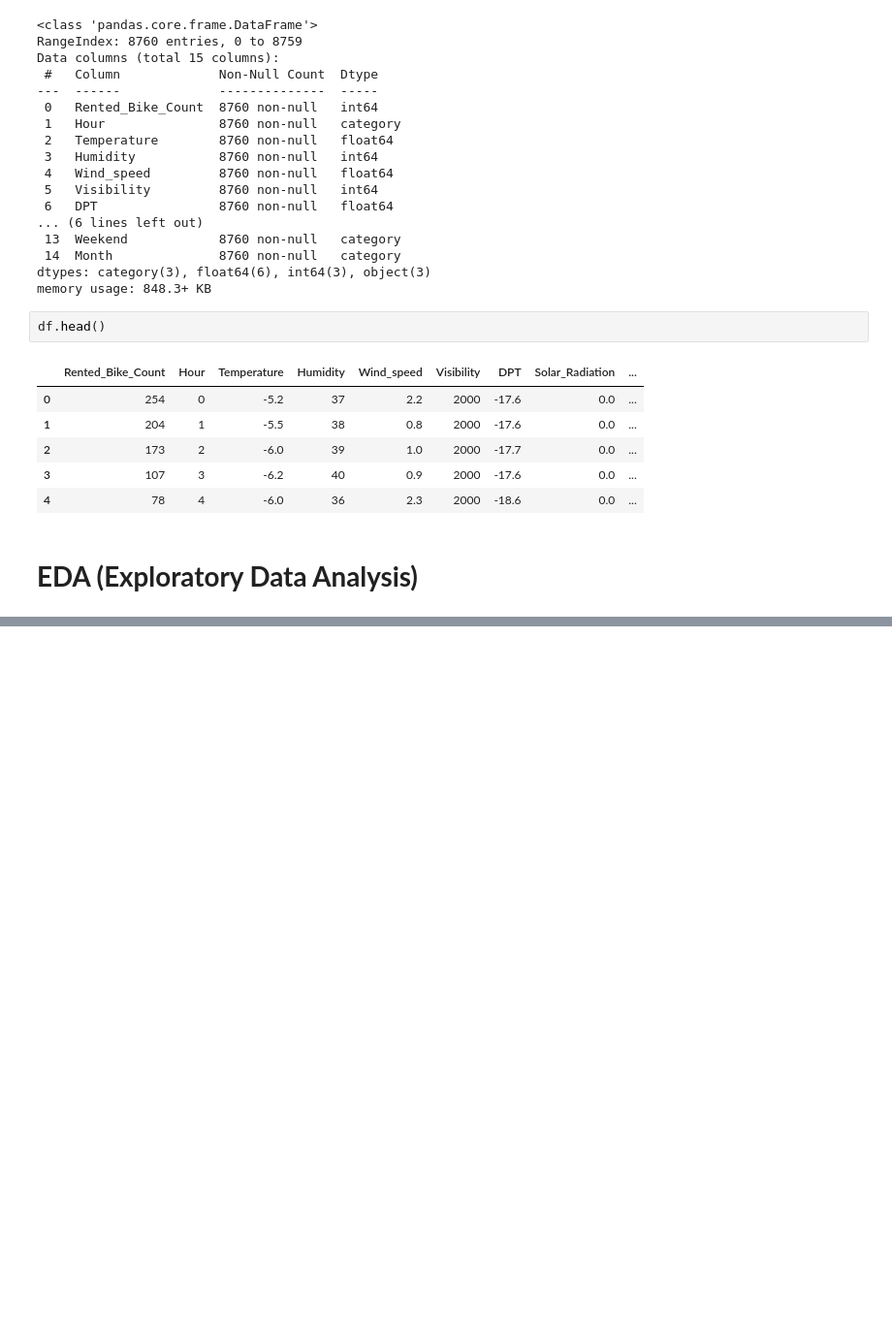
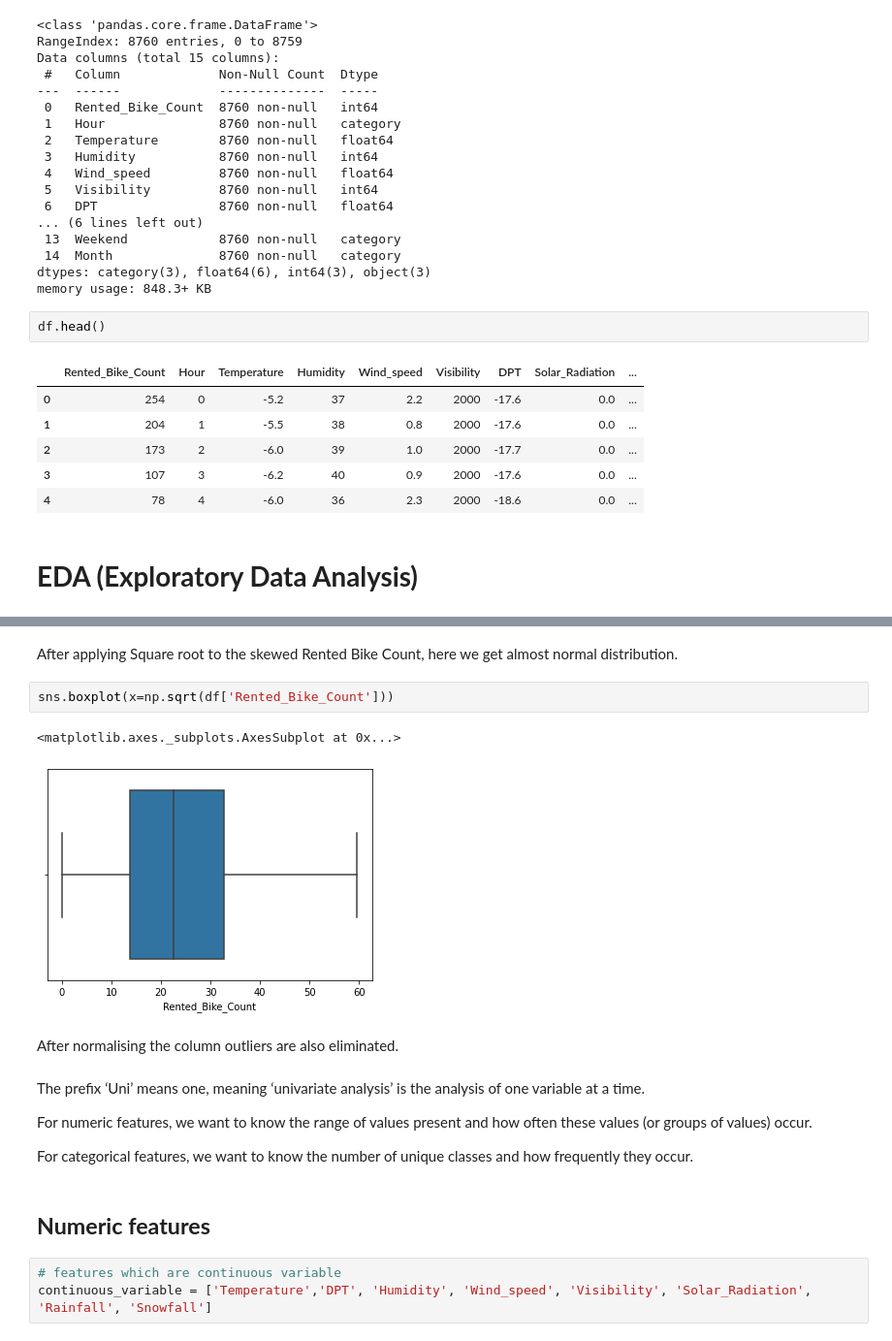
Before and after one commit to Harshjyot-Singh-Chawla/Seoul-Bike-Sharing-Demand-Prediction, a Jupyter notebook: capstone_project_2_Ml.ipynb, the cells around one changed output, grey strips where cells are left out. Shown at 97% size. Drawn from its saved outputs; the diff is of its cells as text; blank space fills up the shorter version.

```diff
--- a/capstone_project_2_Ml.ipynb
+++ b/capstone_project_2_Ml.ipynb
@@ -222,0 +251,20 @@ df.head()
+# %% [markdown]
+After applying Square root to the skewed Rented Bike Count, here we get almost normal distribution.
+# %%
+sns.boxplot(x=np.sqrt(df['Rented_Bike_Count']))
+# %% [output]
+<matplotlib.axes._subplots.AxesSubplot at 0x...>
+[figure, added]
+# %% [markdown]
+After normalising the column outliers are also eliminated.
+# %% [markdown]
+The prefix ‘Uni’ means one, meaning ‘univariate analysis’ is the analysis of one variable at a time.
+
+For numeric features, we want to know the range of values present and how often these values (or groups of values) occur.
+
+For categorical features, we want to know the number of unique classes and how frequently they occur.
+# %% [markdown]
+## **Numeric features**
+# %%
+# features which are continuous variable
+continuous_variable = ['Temperature','DPT', 'Humidity', 'Wind_speed', 'Visibility', 'Solar_Radiation', 'Rainfall', 'Snowfall']
```
Also changed, not shown: parts of 25 cells of this notebook.
